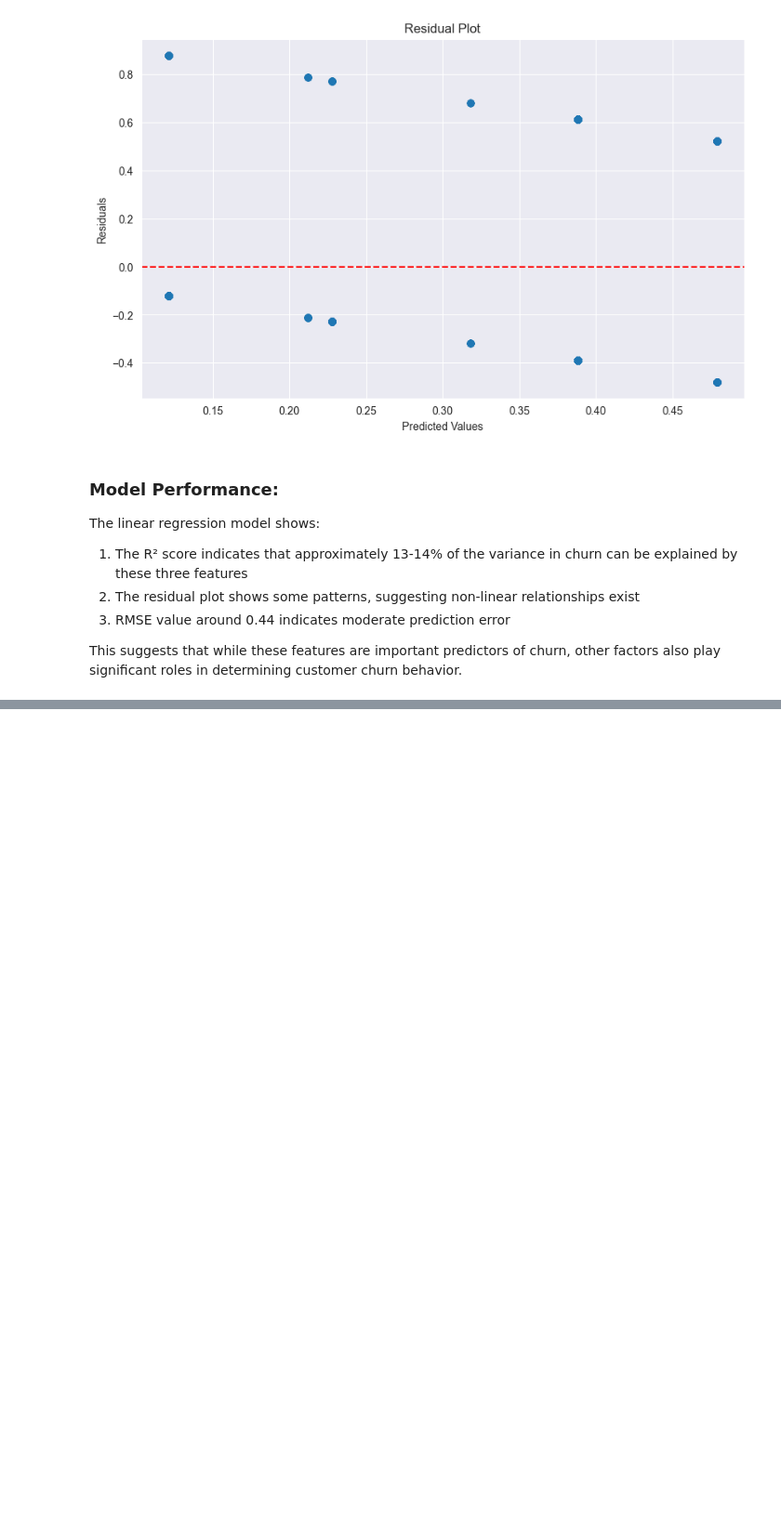
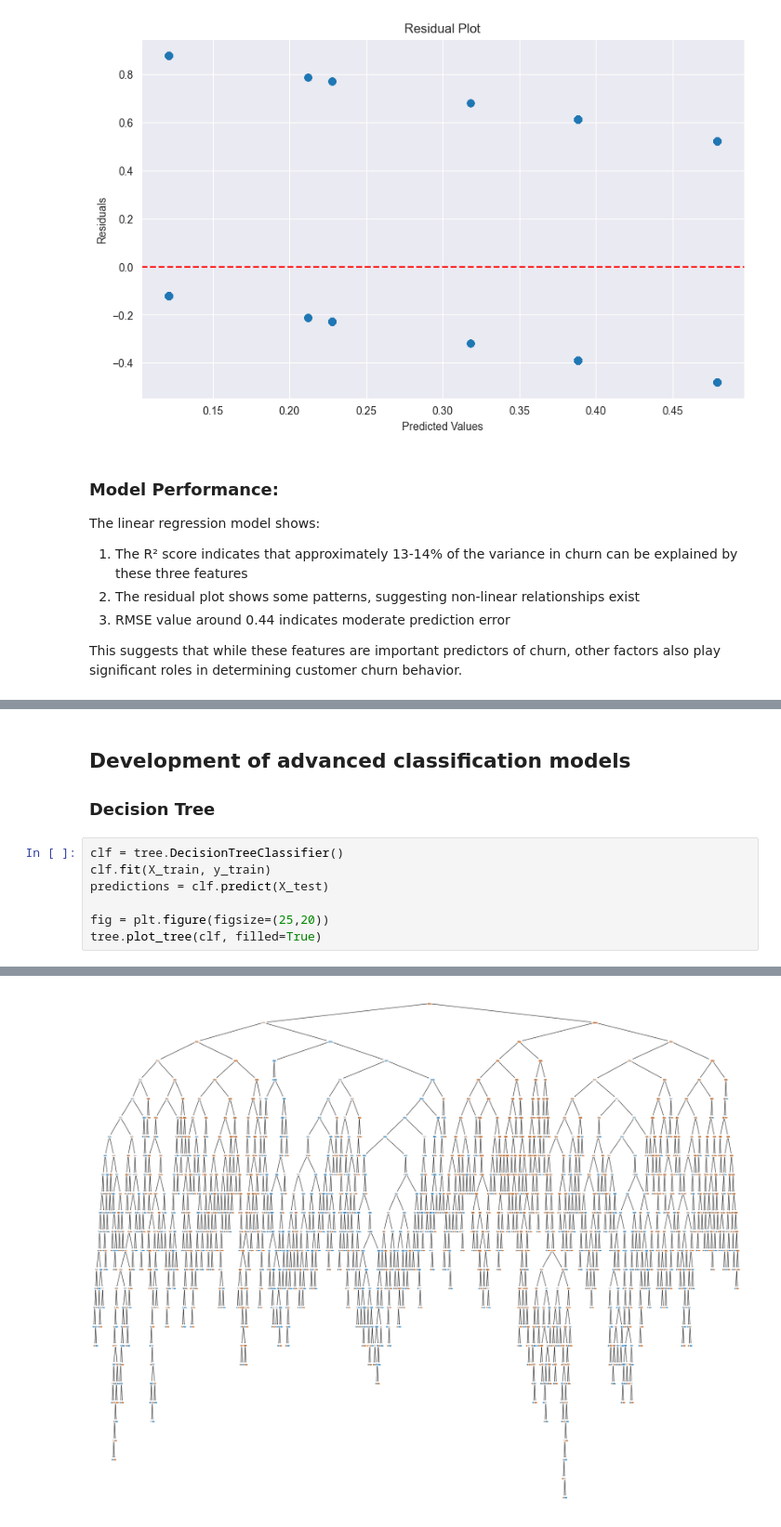
Before and after one commit to TouKhen/bloc-3, a Jupyter notebook: notebook/data-explo.ipynb, the cells around one changed output, grey strips where cells are left out. Shown at 93% size. Drawn from its saved outputs; the diff is of its cells as text; blank space fills up the shorter version.

```diff
--- a/notebook/data-explo.ipynb
+++ b/notebook/data-explo.ipynb
@@ -568,0 +647,11 @@ This suggests that while these features are important predictors of churn, other
+# %% [markdown]
+## Development of advanced classification models
+### Decision Tree
+# %%
+clf = tree.DecisionTreeClassifier()
+clf.fit(X_train, y_train)
+predictions = clf.predict(X_test)
+
+fig = plt.figure(figsize=(25,20))
+tree.plot_tree(clf, filled=True)
+# %% [output]
@@ -568,0 +675 @@ This suggests that while these features are important predictors of churn, other
+[figure, added]
```
Also changed, not shown: parts of 28 cells of this notebook.
